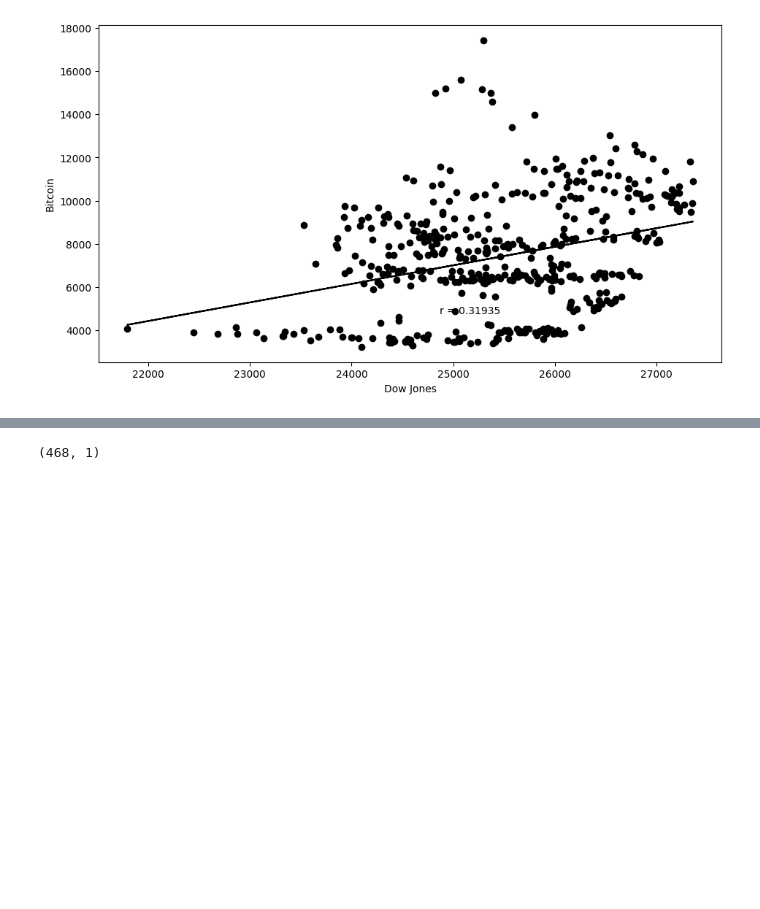
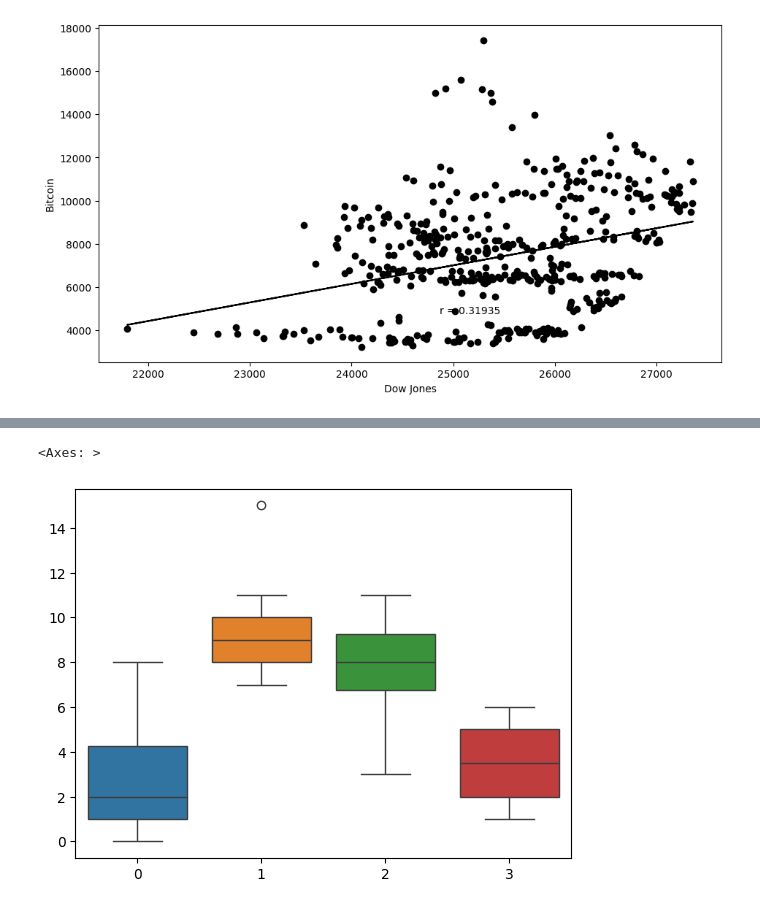
Before and after one commit to eraosso/PMF, a Jupyter notebook: Capitulo-3.ipynb, the cells around one changed output, grey strips where cells are left out. Drawn from its saved outputs; the diff is of its cells as text; code cells hidden in the pictures; blank space fills up the shorter version.

```diff
--- a/Capitulo-3.ipynb
+++ b/Capitulo-3.ipynb
@@ -555,4 +558,4 @@ plt.show()
 # %%
-x = df1.loc[df2.index.intersection(df1.index)]
-x.shape
+teste = pd.read_excel(chapter_dir / "DadExemp.xlsx", header=None)
+teste.head()
 # %% [output]
@@ -560,6 +568,6 @@ x.shape
 # %%
-week_days = df1[df1.index.dayofweek<5]
-week_days.loc["2018-01-02":"2019-10-18"].shape
+sns.boxplot(data=teste, orient="v")
 # %% [output]
-(468, 1)
+<Axes: >
+[figure, added]
 # %%
```
Also changed, not shown: parts of 30 cells of this notebook, 2 other files.
